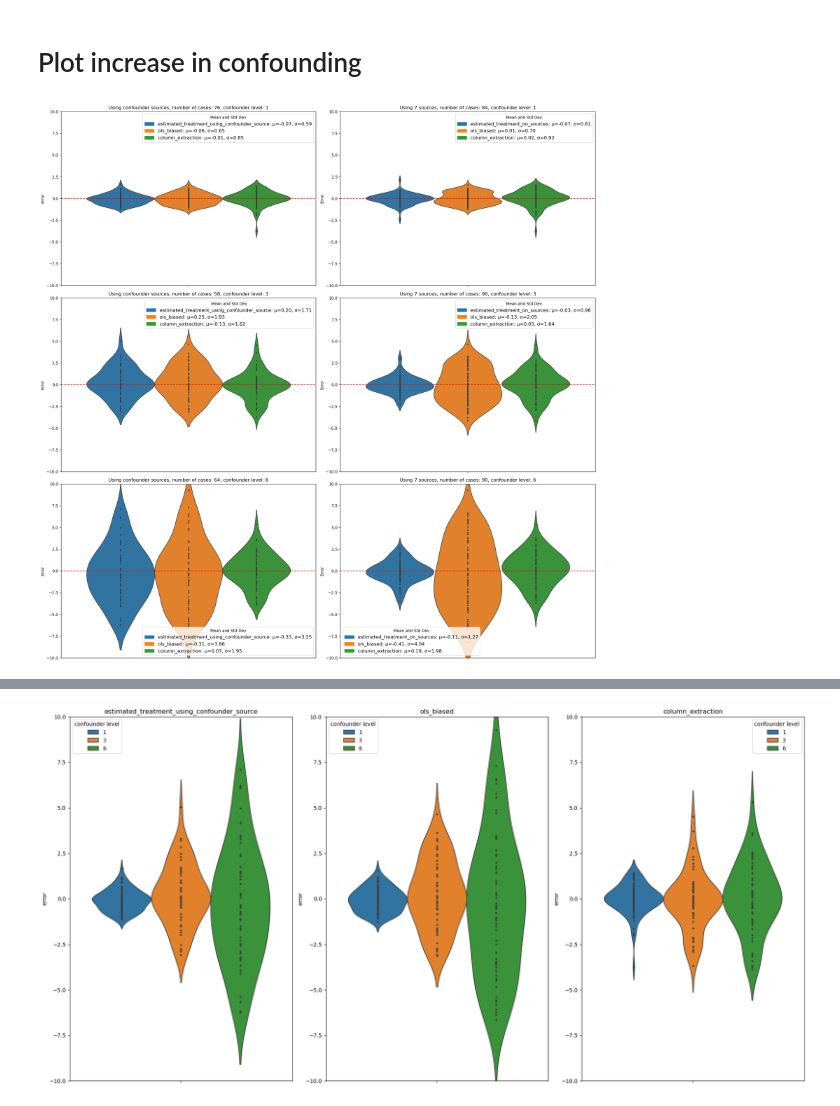
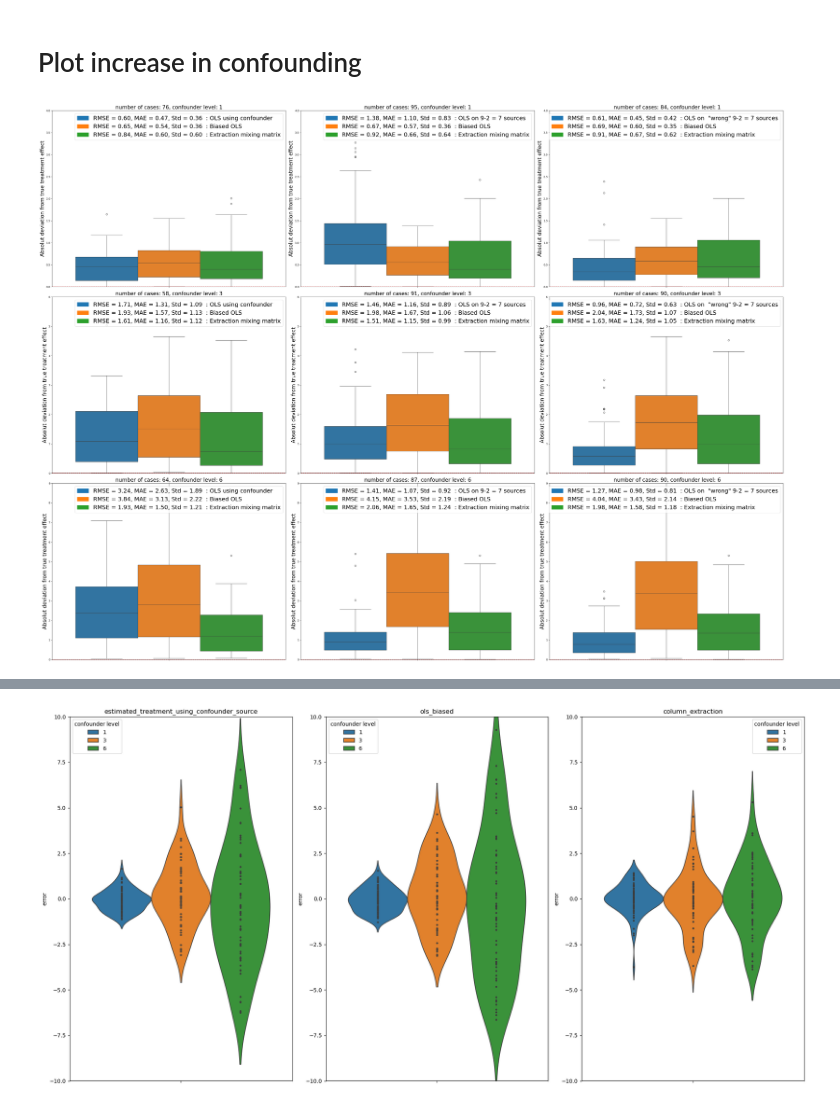
Before and after one commit to malo4300/ICA_IV_simulations, a Jupyter notebook: plots/plot_error_distribution.ipynb, the cells around one changed output, grey strips where cells are left out. Cells and saved outputs as stored; diff of their text form; code cells hidden in the pictures.

```diff
--- a/plots/plot_error_distribution.ipynb
+++ b/plots/plot_error_distribution.ipynb
@@ -39,21 +51,29 @@ def plot_error_distribution(df, ax=None):
 # Plot increase in confounding
 # %%
 # Define subplot layout
-fig, ax = plt.subplots(3, 2, figsize=(20, 20))
+fig, ax = plt.subplots(3, 3, figsize=(40, 30))
 confounder_levels = [1, 3, 6]
 
 for i, level in enumerate(confounder_levels):
     data1 = pd.read_csv(f"../treatment_effect_estimation/treatment_effect_estimations/CausalVarEM_confounder_source_cn_{level}.csv", header=0, index_col=0)
-    plot_error_distribution(data1, ax[i, 0])
-    ax[i, 0].set_title(f"Using confounder sources, number of cases: {data1.shape[0]}, confounder level: {level}")
+    cl = ["OLS using confounder", "Biased OLS" ,"Extraction mixing matrix"]
+    plot_error_distribution(data1, ax[i, 0], i ,cl)
+    ax[i, 0].set_title(f"number of cases: {data1.shape[0]}, confounder level: {level}", fontsize=20)
 
     data2 = pd.read_csv(f"../treatment_effect_estimation/treatment_effect_estimations/CausalVarEM_7_sources_cn_{level}.csv", header=0, index_col=0)
-    plot_error_distribution(data2, ax[i, 1])
-    ax[i, 1].set_title(f"Using 7 sources, number of cases: {data2.shape[0]}, confounder level: {level}")
+    cl = ["OLS on 9-2 = 7 sources", "Biased OLS" ,"Extraction mixing matrix"]
+    plot_error_distribution(data2, ax[i, 1], i,cl)
+    ax[i, 1].set_title(f"number of cases: {data2.shape[0]}, confounder level: {level}", fontsize=20)
+
+    data3 = pd.read_csv(f"../treatment_effect_estimation/treatment_effect_estimations/CausalVarEM_7_sources_nonsense_cn_{level}.csv", header=0, index_col=0)
+    cl = ["OLS on  \"wrong\" 9-2 = 7 sources", "Biased OLS" ,"Extraction mixing matrix"]
+    plot_error_distribution(data3, ax[i, 2], i, cl)
+    ax[i, 2].set_title(f" number of cases: {data3.shape[0]}, confounder level: {level}",fontsize=20)
+plt.subplots_adjust(wspace=-0.2, hspace=0.3)
 plt.tight_layout()
 plt.show()
 # %% [output]
-[figure, old version]
+[figure, new version]
 # %%
 # plot different confounding levels in one plot one for each method
 data1 = pd.read_csv(f"../treatment_effect_estimation/treatment_effect_estimations/CausalVarEM_7_sources_cn_{1}.csv", header=0, index_col=0)
```
Also changed, not shown: parts of 14 cells of this notebook, 30 other files.
